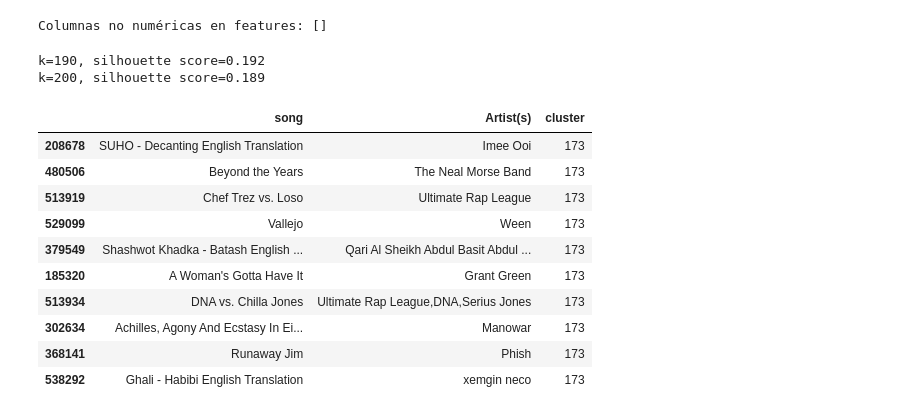
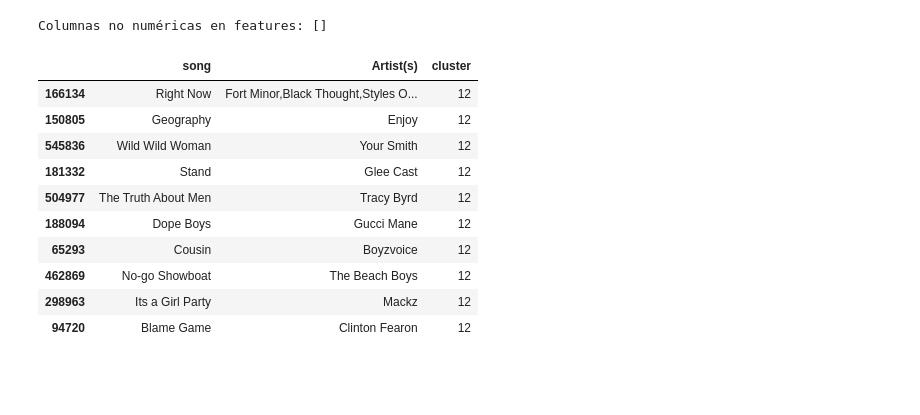
Before and after one commit to jin-roh25/IAProyectoFinal, a Jupyter notebook: Recomendaciones.ipynb, the cells around one changed output. Drawn from its saved outputs; the diff is of its cells as text; code cells hidden in the pictures; blank space fills up the shorter version.

```diff
--- a/Recomendaciones.ipynb
+++ b/Recomendaciones.ipynb
@@ -153,6 +153,28 @@ Index(['Artist(s)', 'song', 'emotion', 'Genre', 'Tempo', 'Loudness (db)',
        'Good for Social Gatherings', 'Good for Morning Routine',
        'Genre_principal', 'Duration_sec'],
       dtype='object')
+# %%
+# Limpiar nombre con apostrofes
+def limpiar_nombre(texto):
+    if pd.isnull(texto):
+        return ''
+    # Pasar a string, minúsculas, quitar espacios extra y signos raros
+    texto = str(texto).lower()
+    texto = re.sub(r"[^\w\s]", '', texto)       # quitar puntuación
+    texto = re.sub(r"\s+", " ", texto).strip()  # quitar espacios extra
+    return texto
+
+def preparar_dataframe(df):
+    df['song_clean'] = df['song'].apply(limpiar_nombre)
+    df['artist_clean'] = df['Artist(s)'].apply(limpiar_nombre)
+    df['track_id_clean'] = df['song_clean'] + ' - ' + df['artist_clean']
+
+    # Opcional: eliminar duplicados por canción/artista limpios
+    df = df.drop_duplicates(subset=['track_id_clean'])
+
+    return df
+# %%
+df = preparar_dataframe(df)
 # %%
 # Se eliminan registros duplicados basados en el nombre de la canción, artista y duración
 # Esto evita que se repitan versiones idénticas de una misma canción en el análisis
@@ -550,7 +649,7 @@ X_ponderado = X_scaled * pesos
 
 # 5️ Entrenamiento del modelo de clustering KMeans con 190 clusters
 # El número de clusters puede ajustarse según evaluación exploratoria
-kmeans = KMeans(n_clusters=190, n_init=10, random_state=42)
+kmeans = KMeans(n_clusters=150, n_init=10, random_state=42)
 df_cluster['cluster'] = kmeans.fit_predict(X_ponderado)
 
 # 6️ Función de recomendación de canciones basada en cluster
@@ -558,47 +657,21 @@ df_cluster['cluster'] = kmeans.fit_predict(X_ponderado)
 def recomendar_canciones(df, cluster_id, n=10):
     canciones = df[df['cluster'] == cluster_id]
     return canciones[['song', 'Artist(s)', 'cluster']].sample(n=min(n, len(canciones)))
-# %%
-from sklearn.utils import resample  # Importa una función para tomar muestras aleatorias del dataset
-from sklearn.metrics import silhouette_score
-
-#  Paso 1: Tomar una muestra aleatoria del dataset escalado
-# Debido a que calcular el silhouette score en los 600.000+ registros es muy costoso,
-# se toma una muestra representativa de 100.000 observaciones.
-X_sample = resample(X_scaled, n_samples=100000, random_state=42)
-
-#  Paso 2: Evaluar múltiples valores de k (número de clusters) usando silhouette score
-# Se prueba con valores de k desde 5 hasta 45 (inclusive), en incrementos de 5.
-for k in range(190, 210, 10):
-    # Entrena un modelo KMeans con el número de clusters actual
-    model = KMeans(n_clusters=k, random_state=42, n_init=10)
-
-    # Ajusta el modelo a la muestra y obtiene las etiquetas de cluster para cada punto
-    labels = model.fit_predict(X_sample)
-
-    # Calcula el silhouette score, que mide la calidad del clustering (valores cercanos a 1 son mejores)
-    score = silhouette_score(X_sample, labels)
-
-    # Imprime el valor de k y su correspondiente silhouette score
-    print(f'k={k}, silhouette score={score:.3f}')
-# %% [output]
-k=190, silhouette score=0.192
-k=200, silhouette score=0.189
 # %%
 #EjEMPLO de cluster
-recomendar_canciones(df_cluster, cluster_id=173, n=10)
+recomendar_canciones(df_cluster, cluster_id=12, n=10)
 # %% [output]
 |  | song | Artist(s) | cluster |
-| 208678 | SUHO - Decanting English Translation | Imee Ooi | 173 |
-| 480506 | Beyond the Years | The Neal Morse Band | 173 |
-| 513919 | Chef Trez vs. Loso | Ultimate Rap League | 173 |
-| 529099 | Vallejo | Ween | 173 |
-| 379549 | Shashwot Khadka - Batash English ... | Qari Al Sheikh Abdul Basit Abdul ... | 173 |
-| 185320 | A Woman's Gotta Have It | Grant Green | 173 |
-| 513934 | DNA vs. Chilla Jones | Ultimate Rap League,DNA,Serius Jones | 173 |
-| 302634 | Achilles, Agony And Ecstasy In Ei... | Manowar | 173 |
-| 368141 | Runaway Jim | Phish | 173 |
-| 538292 | Ghali - Habibi English Translation | xemgin neco | 173 |
+| 166134 | Right Now | Fort Minor,Black Thought,Styles O... | 12 |
+| 150805 | Geography | Enjoy | 12 |
+| 545836 | Wild Wild Woman | Your Smith | 12 |
+| 181332 | Stand | Glee Cast | 12 |
+| 504977 | The Truth About Men | Tracy Byrd | 12 |
+| 188094 | Dope Boys | Gucci Mane | 12 |
+| 65293 | Cousin | Boyzvoice | 12 |
+| 462869 | No-go Showboat | The Beach Boys | 12 |
+| 298963 | Its a Girl Party | Mackz | 12 |
+| 94720 | Blame Game | Clinton Fearon | 12 |
 # %%
 # Función principal de recomendación.
 
```
Also changed, not shown: parts of 36 cells of this notebook, 2 other files.
